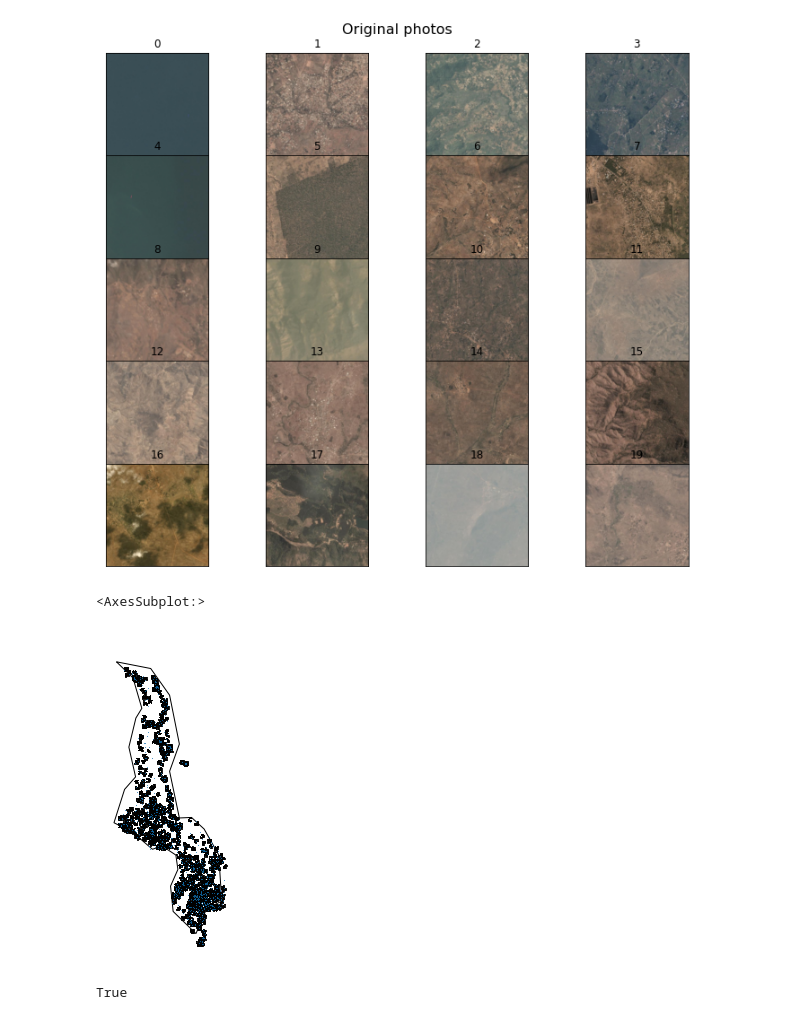
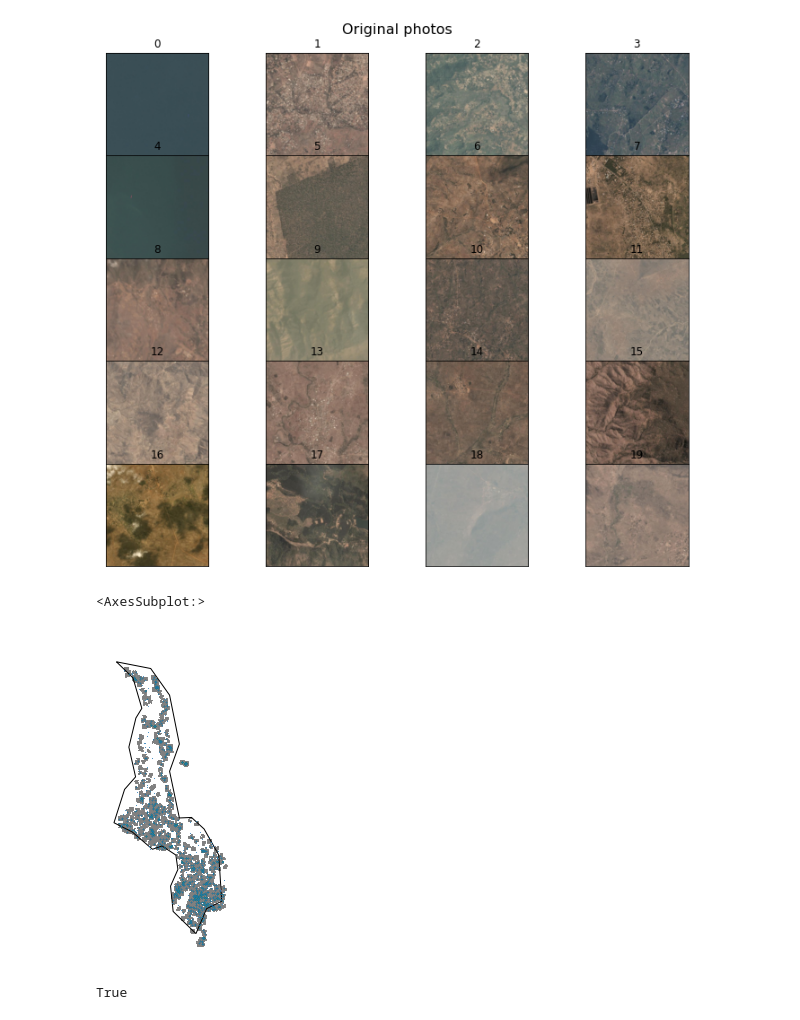
Before and after one commit to ccepelak/ML-SS22, a Jupyter notebook: data_cleaning.ipynb, the cells around one changed output. Saved outputs shown, nothing was run; the diff lists cells and outputs as text; code cells hidden in the pictures.

Commit message:
added some graphs

```diff
--- a/data_cleaning.ipynb
+++ b/data_cleaning.ipynb
@@ -191,13 +194,13 @@ plt.subplots_adjust(0.01, 0.05, 0.99, 0.93, 0.04, 0.)
 # %%
 #Create plot wiht Malawi outline
 world = gpd.read_file(
     gpd.datasets.get_path('naturalearth_lowres'))
-ax = geoplot.polyplot(image_geodf)
+ax = geoplot.polyplot(image_geodf, color = 'grey')
 geoplot.polyplot(world.query('name == "Malawi"'), ax = ax)
 outcome_geodf.plot(markersize = 0.01, alpha = 0.2, ax = ax)
 # %% [output]
 <AxesSubplot:>
-[figure, old version]
+[figure, new version]
 # %%
 ## Check if two images are overlapping
 np.asarray(geo_df["geometry"][1])[0].overlaps(np.asarray(geo_df["geometry"][302])[0])
```
Also changed, not shown: parts of 17 cells of this notebook.
